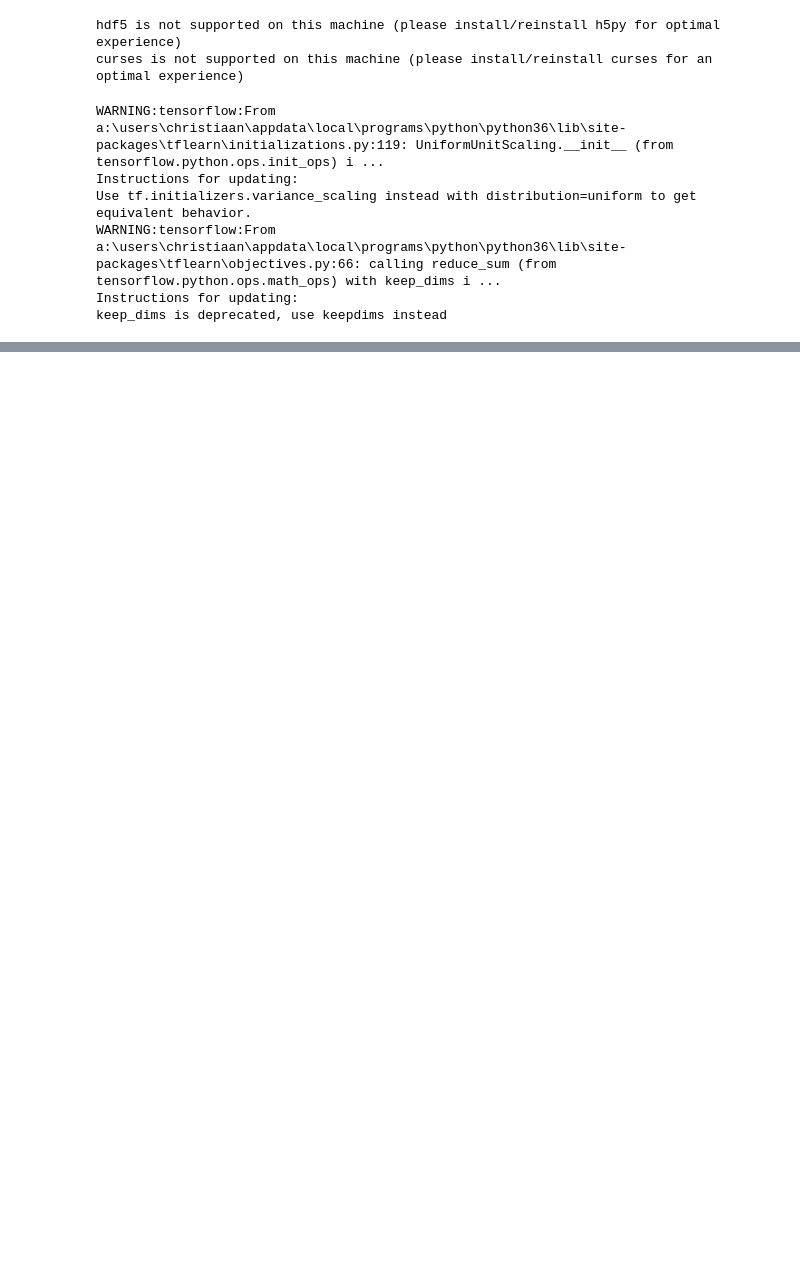
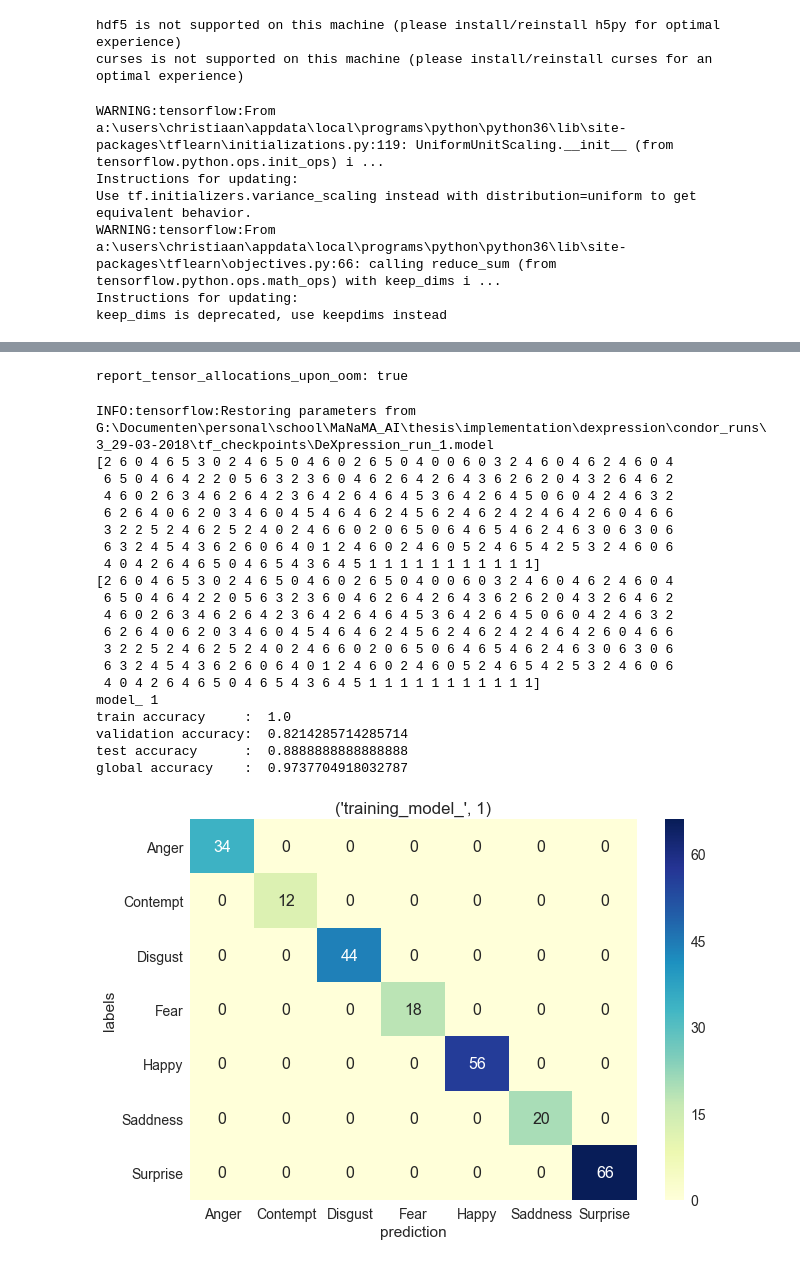
Before and after one commit to Jeanbverr/Thesis_Christiaan_Jean, a Jupyter notebook: Custom_Dexpression/evaluate_Dexpression_model.ipynb, the cells around one changed output, grey strips where cells are left out. Saved outputs shown, nothing was run; the diff lists cells and outputs as text; code cells hidden in the pictures; blank space fills up the shorter version.

```diff
--- a/Custom_Dexpression/evaluate_Dexpression_model.ipynb
+++ b/Custom_Dexpression/evaluate_Dexpression_model.ipynb
@@ -88,4 +100,4 @@ WARNING:tensorflow:From a:\users\christiaan\appdata\local\programs\python\python
 Instructions for updating:
 keep_dims is deprecated, use keepdims instead
 # %%
-model.load('./tf_checkpoints/DeXpression_run_3.model')
+# model.load('./tf_checkpoints/DeXpression_run_3.model')
@@ -138 +203,11 @@ Y_class = np.append(Y_class,Y_test_class)
+# %%
+def plot_bin_count(Y_class,title = 'no title',size=(20,14)):
+    x = ['Anger','Contempt','Disgust','Fear','Happy','Saddness','Surprise']
+    y = np.bincount(Y_class.astype('uint8'),minlength=7)
+    plt.figure(figsize=size)
+    plt.bar(x,y)
+    plt.title(title)
+    for i, v in enumerate(y):
+        plt.text(i - size[0]/160, v  + size[1]/40  , str(v), color='black', fontweight='bold')
+    plt.show()
 # %%
@@ -184,0 +246,61 @@ print(np.round(conf_mat_norm,decimals = 5))
+# %%
+def full_model_analysis(data,model,modelID = "NaN"):
+    classes = create_Y_pred_classes(data,model)
+    display_all_acc(classes,modelID)
+    all_conf_mat(classes,modelID)
+# %%
+#create a custom tensorflow session to manage the used resources
+config = tf.ConfigProto()
+config.gpu_options.allow_growth = True
+session = tf.Session(config = config)
+
+
+model1 = tflearn.DNN(network, checkpoint_path=tf_checkpoints,
+                    max_checkpoints=1, tensorboard_verbose=2, tensorboard_dir="./tflearn_logs/")
+# model3 = tflearn.DNN(network, checkpoint_path=tf_checkpoints,
+#                     max_checkpoints=1, tensorboard_verbose=2, tensorboard_dir="./tflearn_logs/")
+
+# model4 = tflearn.DNN(network, checkpoint_path=tf_checkpoints,
+#                     max_checkpoints=1, tensorboard_verbose=2, tensorboard_dir="./tflearn_logs/")
+
+# model5 = tflearn.DNN(network, checkpoint_path=tf_checkpoints,
+#                     max_checkpoints=1, tensorboard_verbose=2, tensorboard_dir="./tflearn_logs/")
+
+
+
+# model1.load('./tf_checkpoints/DeXpression_run_1.model')
+# model3.load('./tf_checkpoints/DeXpression_run_3.model')
+# model4.load('./tf_checkpoints/DeXpression_run_4.model')
+# model5.load('./tf_checkpoints/DeXpression_run_5.model')
+# %%
+tf.RunOptions(report_tensor_allocations_upon_oom = True)
+# classes = create_Y_pred_classes(divided_data,model1)
+# print(classes[0])
+# print(classes[1])
+# %% [output]
+report_tensor_allocations_upon_oom: true
+# %%
+model1.load('./tf_checkpoints/DeXpression_run_1.model')
+full_model_analysis(divided_data,model1,1)
+# %% [output]
+INFO:tensorflow:Restoring parameters from G:\Documenten\personal\school\MaNaMA_AI\thesis\implementation\dexpression\condor_runs\3_29-03-2018\tf_checkpoints\DeXpression_run_1.model
+[2 6 0 4 6 5 3 0 2 4 6 5 0 4 6 0 2 6 5 0 4 0 0 6 0 3 2 4 6 0 4 6 2 4 6 0 4
+ 6 5 0 4 6 4 2 2 0 5 6 3 2 3 6 0 4 6 2 6 4 2 6 4 3 6 2 6 2 0 4 3 2 6 4 6 2
+ 4 6 0 2 6 3 4 6 2 6 4 2 3 6 4 2 6 4 6 4 5 3 6 4 2 6 4 5 0 6 0 4 2 4 6 3 2
+ 6 2 6 4 0 6 2 0 3 4 6 0 4 5 4 6 4 6 2 4 5 6 2 4 6 2 4 2 4 6 4 2 6 0 4 6 6
+ 3 2 2 5 2 4 6 2 5 2 4 0 2 4 6 6 0 2 0 6 5 0 6 4 6 5 4 6 2 4 6 3 0 6 3 0 6
+ 6 3 2 4 5 4 3 6 2 6 0 6 4 0 1 2 4 6 0 2 4 6 0 5 2 4 6 5 4 2 5 3 2 4 6 0 6
+ 4 0 4 2 6 4 6 5 0 4 6 5 4 3 6 4 5 1 1 1 1 1 1 1 1 1 1 1]
+[2 6 0 4 6 5 3 0 2 4 6 5 0 4 6 0 2 6 5 0 4 0 0 6 0 3 2 4 6 0 4 6 2 4 6 0 4
+ 6 5 0 4 6 4 2 2 0 5 6 3 2 3 6 0 4 6 2 6 4 2 6 4 3 6 2 6 2 0 4 3 2 6 4 6 2
+ 4 6 0 2 6 3 4 6 2 6 4 2 3 6 4 2 6 4 6 4 5 3 6 4 2 6 4 5 0 6 0 4 2 4 6 3 2
+ 6 2 6 4 0 6 2 0 3 4 6 0 4 5 4 6 4 6 2 4 5 6 2 4 6 2 4 2 4 6 4 2 6 0 4 6 6
+ 3 2 2 5 2 4 6 2 5 2 4 0 2 4 6 6 0 2 0 6 5 0 6 4 6 5 4 6 2 4 6 3 0 6 3 0 6
+ 6 3 2 4 5 4 3 6 2 6 0 6 4 0 1 2 4 6 0 2 4 6 0 5 2 4 6 5 4 2 5 3 2 4 6 0 6
+ 4 0 4 2 6 4 6 5 0 4 6 5 4 3 6 4 5 1 1 1 1 1 1 1 1 1 1 1]
+model_ 1
+train accuracy     :  1.0
+validation accuracy:  0.8214285714285714
+test accuracy      :  0.8888888888888888
+global accuracy    :  0.9737704918032787
+[figure, added]
```
Also changed, not shown: parts of 22 cells of this notebook, 11 other files.
